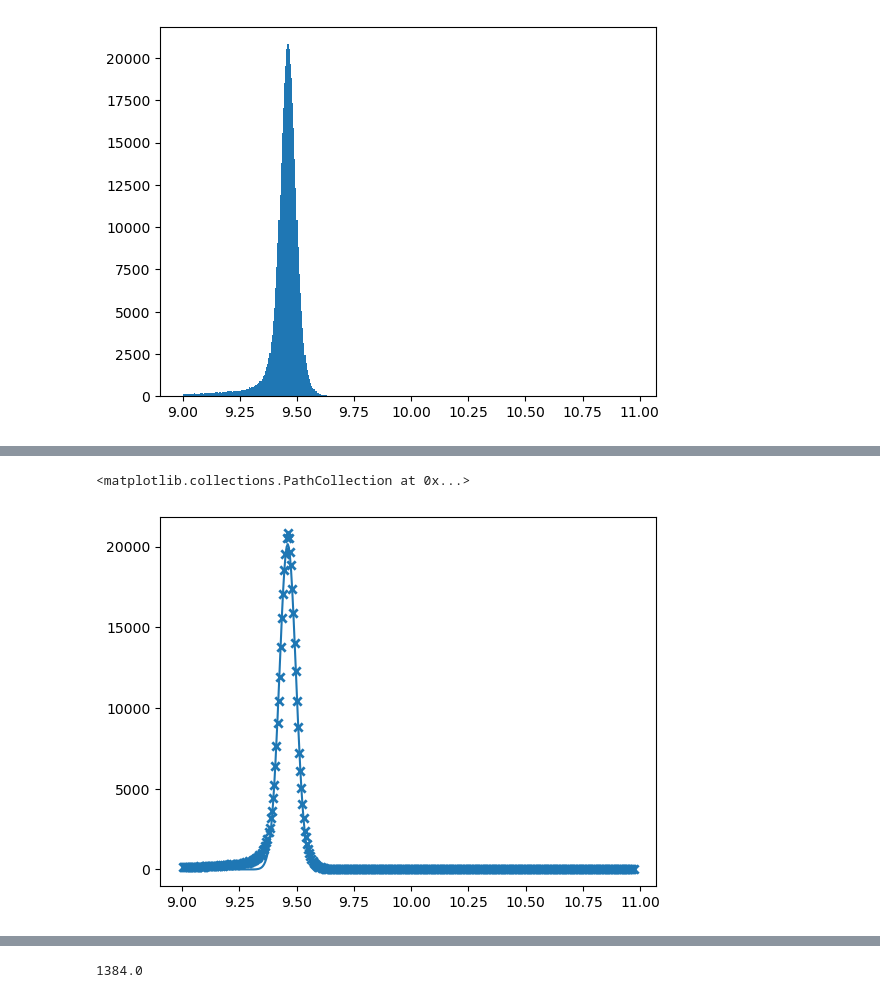
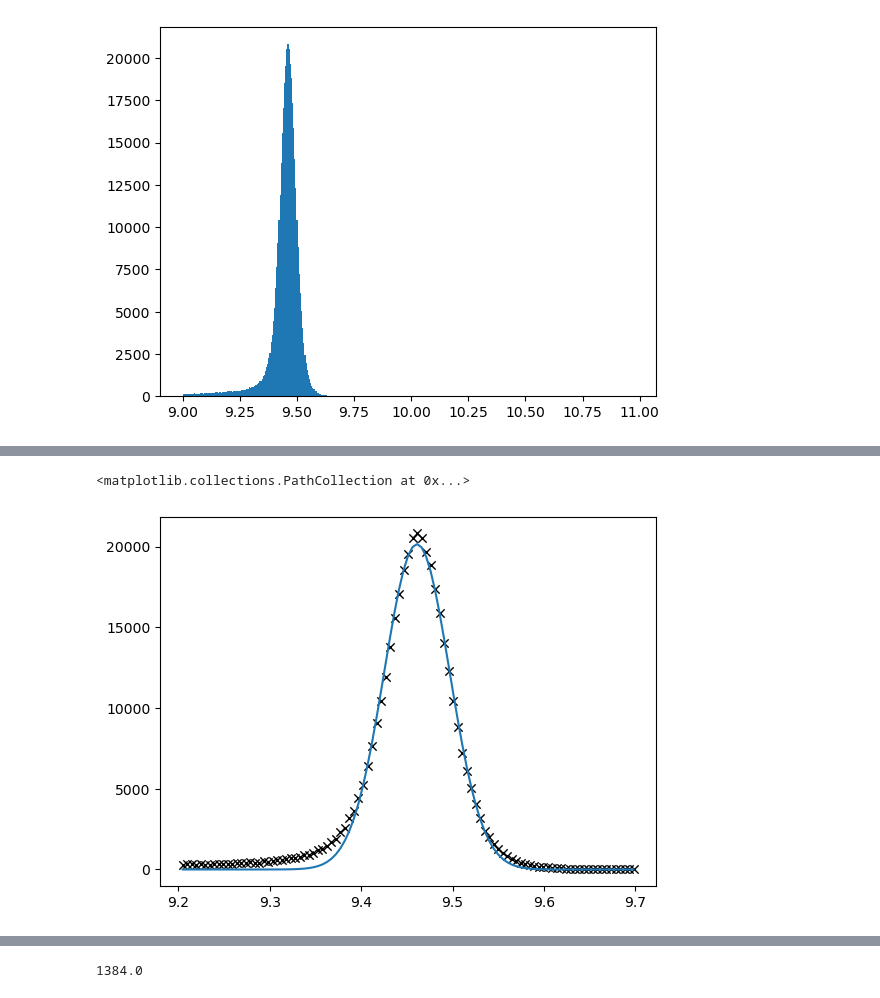
Before and after one commit to aqnemo32/project_f1_dah, a Jupyter notebook: iminuit_test.ipynb, the cells around one changed output, grey strips where cells are left out. Saved outputs shown, nothing was run; the diff lists cells and outputs as text; code cells hidden in the pictures.

```diff
--- a/iminuit_test.ipynb
+++ b/iminuit_test.ipynb
@@ -5,13 +5,15 @@ from iminuit import Minuit
 from functions import gauss, crystalball, freedman, decay
 # %%
 xmass = np.load('mc_anal/xmass_mc.npy')
-count, bin, patches = plt.hist(xmass, bins = 400)
-bins = bin[1:] - (bin[1]-bin[0])/2
+count_mc, bin, patches = plt.hist(xmass, bins = 400)
+bins_m = bin[1:] - (bin[1]-bin[0])/2
+bins_mc = bins_m[(bins_m > 9.2) & (bins_m < 9.7)]
+count_mc = count_mc[(bins_m > 9.2) & (bins_m < 9.7)]
 # %% [output]
 [figure]
 # %%
 def lsq(a, mu, sig):
-    return np.sum((count-gauss(bins,a,mu,sig)) **2)
+    return np.sum((count_mc-gauss(bins_mc,a,mu,sig)) **2)
 # %%
 m = Minuit(lsq, a = 20000, mu = 9.45, sig = 0.03)
 # %%
@@ -41,8 +43,8 @@ print(a_fit, mu_fit, sig_fit)
 # %%
-plt.plot(bins, gauss(bins, a_fit, mu_fit, sig_fit))
-plt.scatter(bins, count, marker = 'x', lw=2)
+plt.plot(bins_mc, gauss(bins_mc, a_fit, mu_fit, sig_fit))
+plt.scatter(bins_mc, count_mc, marker = 'x', lw=1, color = 'k')
 # %% [output]
 <matplotlib.collections.PathCollection at 0x...>
-[figure, old version]
+[figure, new version]
 # %%
 def lsq_cb(alpha, n, mu, sig):
```
Also changed, not shown: parts of 15 cells of this notebook.
